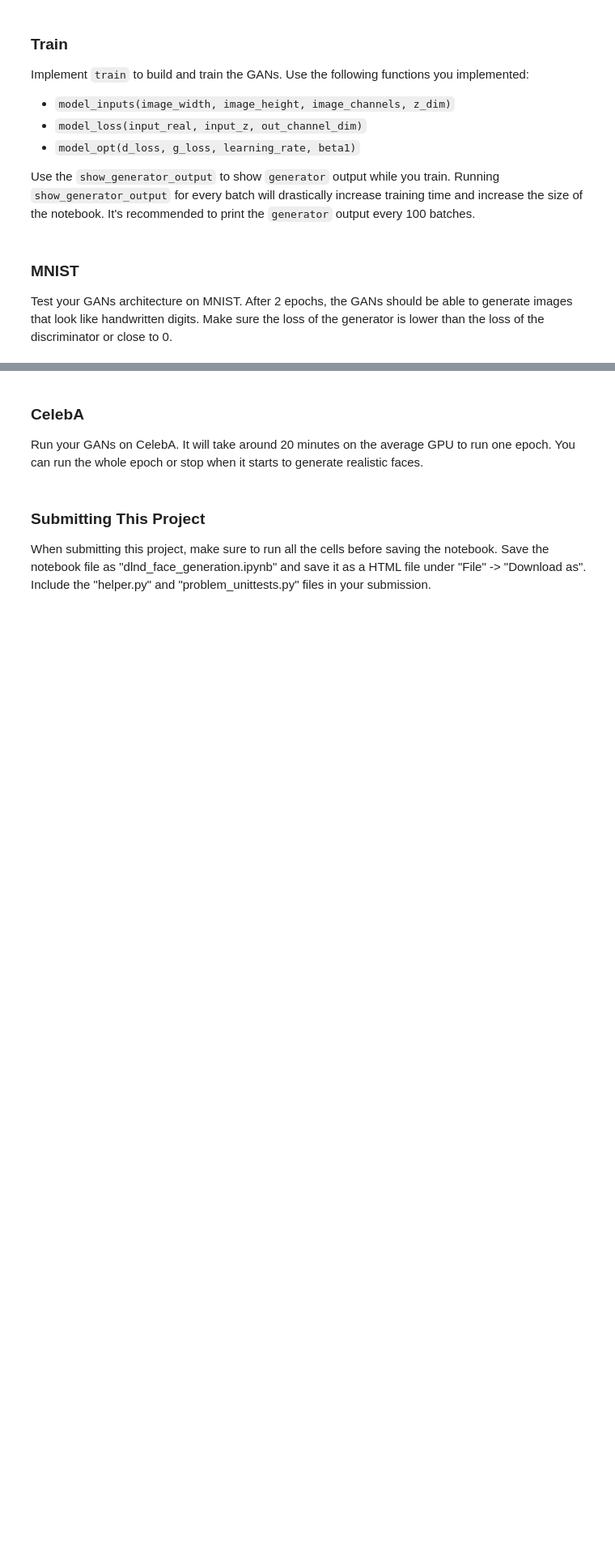
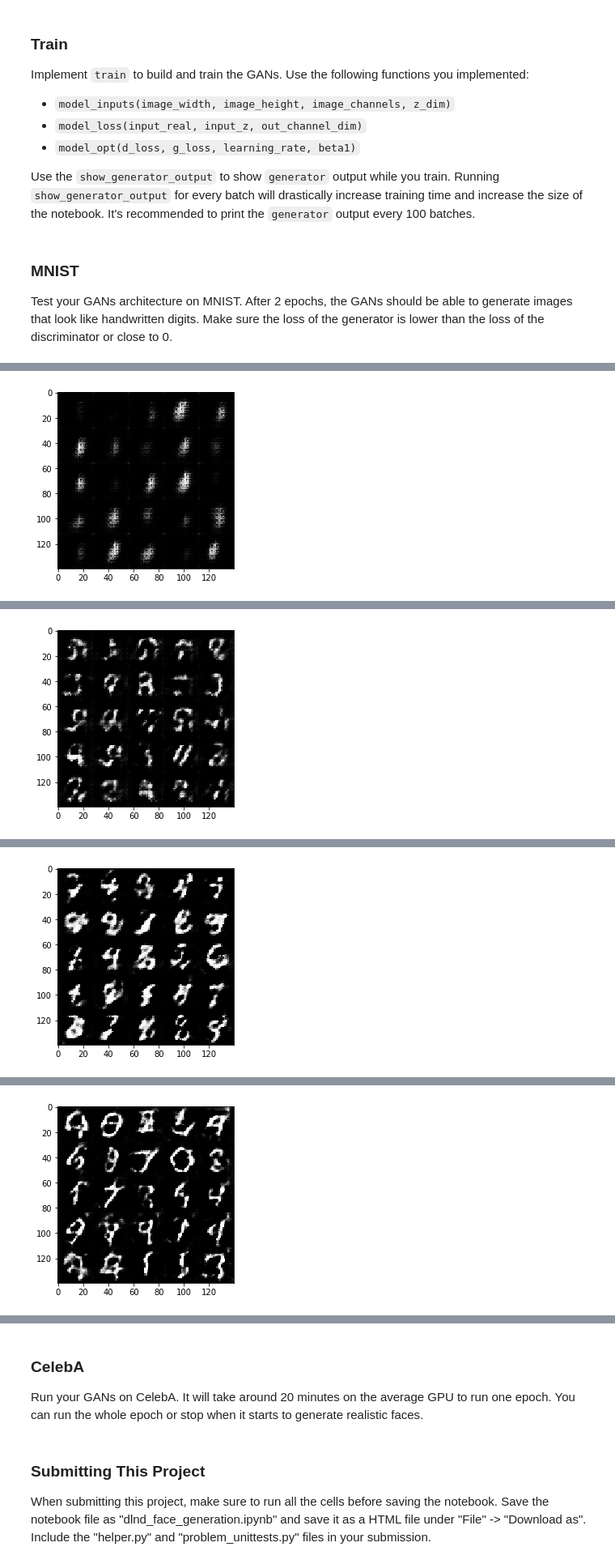
Before and after one commit to carefulguy/dcgans_face_recognition, a Jupyter notebook: dlnd_face_generation.ipynb, the cells around one changed output, grey strips where cells are left out. Shown at 81% size. Drawn from its saved outputs; the diff is of its cells as text; code cells hidden in the pictures; blank space fills up the shorter version.

Commit message:
Finished training from nmist

```diff
--- a/dlnd_face_generation.ipynb
+++ b/dlnd_face_generation.ipynb
@@ -31,6 +31,8 @@ Extracting celeba...
 As you're aware, the [MNIST](http://yann.lecun.com/exdb/mnist/) dataset contains images of handwritten digits. You can view the first number of examples by changing `show_n_images`.
 # %%
 show_n_images = 25
+import helper
+data_dir = './data'
 
 """
 DON'T MODIFY ANYTHING IN THIS CELL
@@ -118,7 +120,7 @@ def model_inputs(image_width, image_height, image_channels, z_dim):
 
     inputs_real = tf.placeholder(tf.float32, (None, image_width, image_height, image_channels), name='input_real')
     inputs_z = tf.placeholder(tf.float32, (None, z_dim), name='input_z')
-    learning_rate = tf.placeholder(tf.float32, name="learning_rate")
+    learning_rate = tf.placeholder(tf.float32, name="learn_rate")
 
     return inputs_real, inputs_z, learning_rate
 
@@ -219,7 +245,7 @@ def model_loss(input_real, input_z, out_channel_dim, alpha=0.2):
     :param out_channel_dim: The number of channels in the output image
     :return: A tuple of (discriminator loss, generator loss)
     """
-    g_model = generator(input_z, out_channel_dim, is_train=True)
+    g_model = generator(input_z, out_channel_dim)
     d_model_real, d_logits_real = discriminator(input_real, alpha=alpha)
     d_model_fake, d_logits_fake = discriminator(g_model, reuse=True, alpha=alpha)
 
@@ -322,52 +348,58 @@ def train(epoch_count, batch_size, z_dim, learning_rate, beta1, get_batches, dat
     :param data_shape: Shape of the data
     :param data_image_mode: The image mode to use for images ("RGB" or "L")
     """
-    saver = tf.train.Saver()
 
     print_every = 10
     show_every = 100
     alpha = 0.2
     steps = 0
-    out_channel_dim = data_shape[2]
+    if data_image_mode == 'RGB':
+        out_channel_dim = 3
+    elif data_image_mode == 'L':
+        out_channel_dim = 1
 
     with tf.Session() as sess:
+
+        input_real, input_z, lr = model_inputs(data_shape[1], data_shape[2], out_channel_dim, z_dim)
+        d_loss, g_loss = model_loss(input_real, input_z, out_channel_dim, alpha=alpha)
+        d_opt, g_opt = model_opt(d_loss, g_loss, lr, beta1)
+
         sess.run(tf.global_variables_initializer())
-
-        input_real, input_z, tf_learn_rate = model_inputs(data_shape[0], data_shape[1], data_shape[2], z_dim)
-        d_loss, g_loss = model_loss(input_real, input_z, data_shape[2], alpha=alpha)
-        d_opt, g_opt = model_opt(d_loss, g_loss, tf_learn_rate, beta1)
 
         #Train on epochs
         for epoch_i in range(epoch_count):
             for batch_images in get_batches(batch_size):
                 steps += 1
 
+                # Double value of batch_images
+                batch_images = batch_images*2
+
                 # Sample random noise for G
-                batch_z = np.random.uniform(-1, 1, size=(batch_size, z_size))
+                batch_z = np.random.uniform(-1, 1, size=(batch_size, z_dim))
 
                 # Run optimizers
-                sess.run(d_opt, feed_dict={input_real: batch_images, input_z: batch_z, learning_rate: learning_rate})
-                sess.run(g_opt, feed_dict={input_real: batch_images, input_z: batch_z, learning_rate: learning_rate})
+                sess.run(d_opt, feed_dict={input_real: batch_images, input_z: batch_z, lr:learning_rate})
+                sess.run(g_opt, feed_dict={input_real: batch_images, input_z: batch_z, lr:learning_rate})
 
                 if steps % print_every == 0:
                     train_loss_d = d_loss.eval({input_z: batch_z, input_real: batch_images})
                     train_loss_g = g_loss.eval({input_z: batch_z})
 
-                    print("Epoch {}/{}...".format(e+1, epochs),
+                    print("Epoch {}/{}...".format(epoch_i+1, epoch_count),
                           "Discriminator Loss: {:.4f}...".format(train_loss_d),
                           "Generator Loss: {:.4f}".format(train_loss_g))
-                    # Save losses to view after training
-                    losses.append((train_loss_d, train_loss_g))
+                    #Save losses to view after training
+                    #losses.append((train_loss_d, train_loss_g))
 
                 if steps % show_every == 0:
-                    show_generator_output(sess, 3, input_z, out_channel_dim, image_mode)
+                    show_generator_output(sess, 25, input_z, out_channel_dim, data_image_mode)
 # %% [markdown]
 ### MNIST
 Test your GANs architecture on MNIST.  After 2 epochs, the GANs should be able to generate images that look like handwritten digits.  Make sure the loss of the generator is lower than the loss of the discriminator or close to 0.
 # %%
-batch_size = 256
+batch_size = 250
 z_dim = 100
-learning_rate = 0.0003
+learning_rate = 0.0004
 beta1 = 0.5
 
 
@@ -384,0 +426 @@ ValueError: No variables to save
+[figure, added]
@@ -384,0 +437 @@ ValueError: No variables to save
+[figure, added]
@@ -384,0 +448 @@ ValueError: No variables to save
+[figure, added]
@@ -384,0 +459 @@ ValueError: No variables to save
+[figure, added]
```
Also changed, not shown: parts of 4 cells of this notebook.
